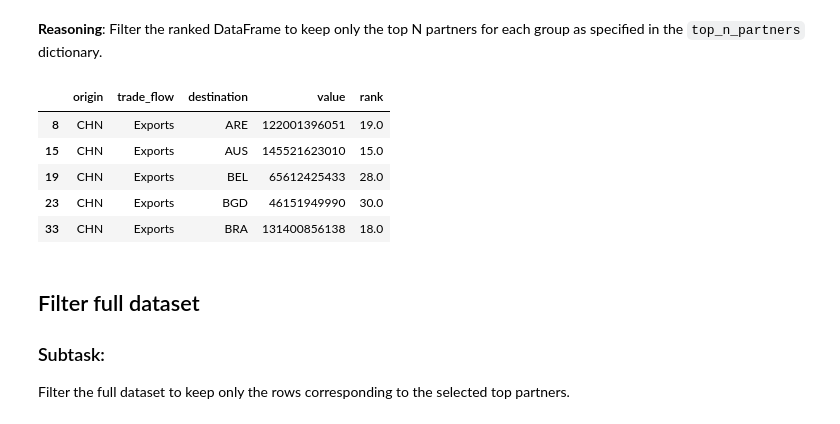
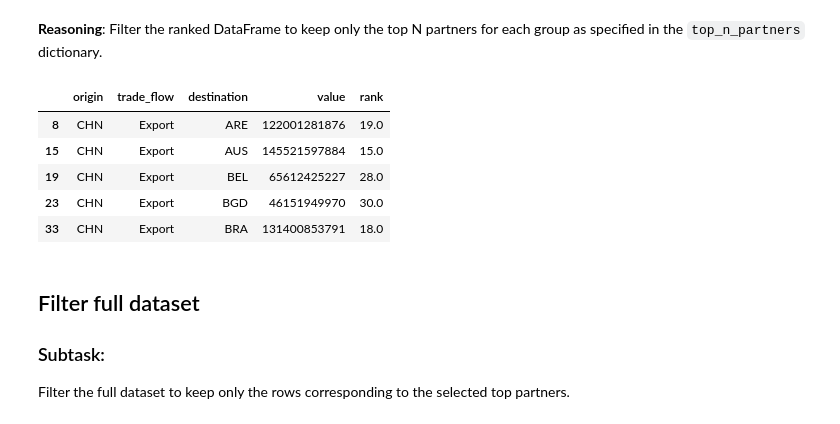
Before and after one commit to Tiru-Kaggundi/Tirumala_aiFORtrade, a Jupyter notebook: data_key_partners_30_30_30_40.ipynb, the cells around one changed output. Drawn from its saved outputs; the diff is of its cells as text; code cells hidden in the pictures.

```diff
--- a/data_key_partners_30_30_30_40.ipynb
+++ b/data_key_partners_30_30_30_40.ipynb
@@ -8,7 +8,7 @@ Mounted at /content/drive
 # %%
 import pandas as pd
 
-df = pd.read_parquet('/content/drive/MyDrive/ai4trade/data/interim/merged_trade_data.parquet')
+df = pd.read_parquet('/content/drive/MyDrive/ai4trade/data/interim/harmonized_trade_data.parquet')
 
 display(df.head())
 # %% [output]
@@ -76,24 +82,24 @@ Select the top N partners for each (origin, trade_flow) group based on the speci
 Filter the ranked DataFrame to keep only the top N partners for each group as specified in the `top_n_partners` dictionary.
 # %%
 top_n_partners = {
-    ('USA', 'Exports'): 30,
-    ('USA', 'Imports'): 30,
-    ('CHN', 'Exports'): 30,
-    ('CHN', 'Imports'): 40
+    ('USA', 'Export'): 30,
+    ('USA', 'Import'): 30,
+    ('CHN', 'Export'): 30,
+    ('CHN', 'Import'): 40
 }
 
 df_top_partners = df_ranked[
     df_ranked.apply(lambda row: row['rank'] <= top_n_partners.get((row['origin'], row['trade_flow']), 0), axis=1)
 ].copy()
 
 display(df_top_partners.head())
 # %% [output]
 |  | origin | trade_flow | destination | value | rank |
-| 8 | CHN | Exports | ARE | 122001396051 | 19.0 |
-| 15 | CHN | Exports | AUS | 145521623010 | 15.0 |
-| 19 | CHN | Exports | BEL | 65612425433 | 28.0 |
-| 23 | CHN | Exports | BGD | 46151949990 | 30.0 |
-| 33 | CHN | Exports | BRA | 131400856138 | 18.0 |
+| 8 | CHN | Export | ARE | 122001281876 | 19.0 |
+| 15 | CHN | Export | AUS | 145521597884 | 15.0 |
+| 19 | CHN | Export | BEL | 65612425227 | 28.0 |
+| 23 | CHN | Export | BGD | 46151949970 | 30.0 |
+| 33 | CHN | Export | BRA | 131400853791 | 18.0 |
 # %% [markdown]
 ## Filter full dataset
 
```
Also changed, not shown: parts of 9 cells of this notebook.
